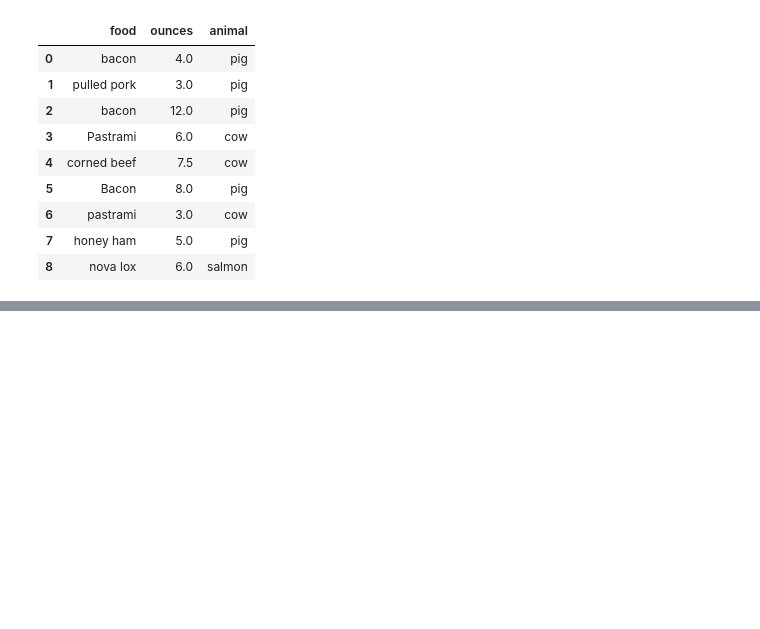
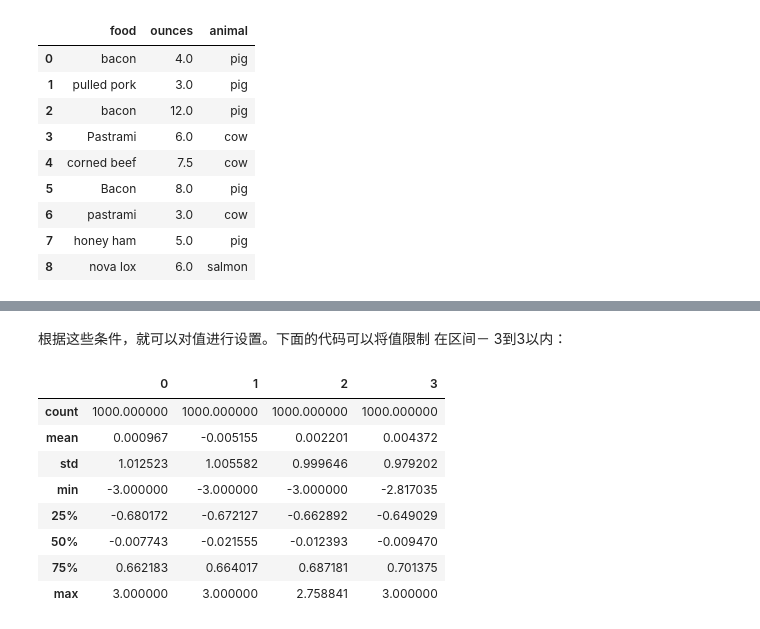
Before and after one commit to now-101/numpy_camp, a Jupyter notebook: task04.ipynb, the cells around one changed output, grey strips where cells are left out. Saved outputs shown, nothing was run; the diff lists cells and outputs as text; code cells hidden in the pictures; blank space fills up the shorter version.

```diff
--- a/task04.ipynb
+++ b/task04.ipynb
@@ -408,0 +694,16 @@ data
+# %% [markdown]
+根据这些条件，就可以对值进⾏设置。下⾯的代码可以将值限制
+在区间－ 3到3以内：
+# %%
+data[np.abs(data) > 3] = np.sign(data) * 3
+data.describe()
+# %% [output]
+|  | 0 | 1 | 2 | 3 |
+| count | 1000.000000 | 1000.000000 | 1000.000000 | 1000.000000 |
+| mean | 0.000967 | -0.005155 | 0.002201 | 0.004372 |
+| std | 1.012523 | 1.005582 | 0.999646 | 0.979202 |
+| min | -3.000000 | -3.000000 | -3.000000 | -2.817035 |
+| 25% | -0.680172 | -0.672127 | -0.662892 | -0.649029 |
+| 50% | -0.007743 | -0.021555 | -0.012393 | -0.009470 |
+| 75% | 0.662183 | 0.664017 | 0.687181 | 0.701375 |
+| max | 3.000000 | 3.000000 | 2.758841 | 3.000000 |
```
Also changed, not shown: parts of 67 cells of this notebook.
